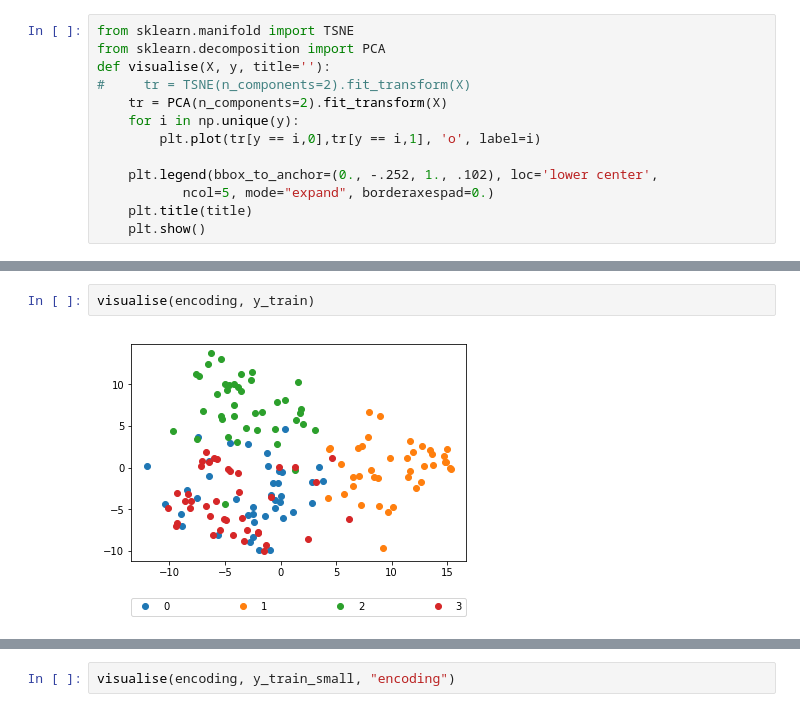
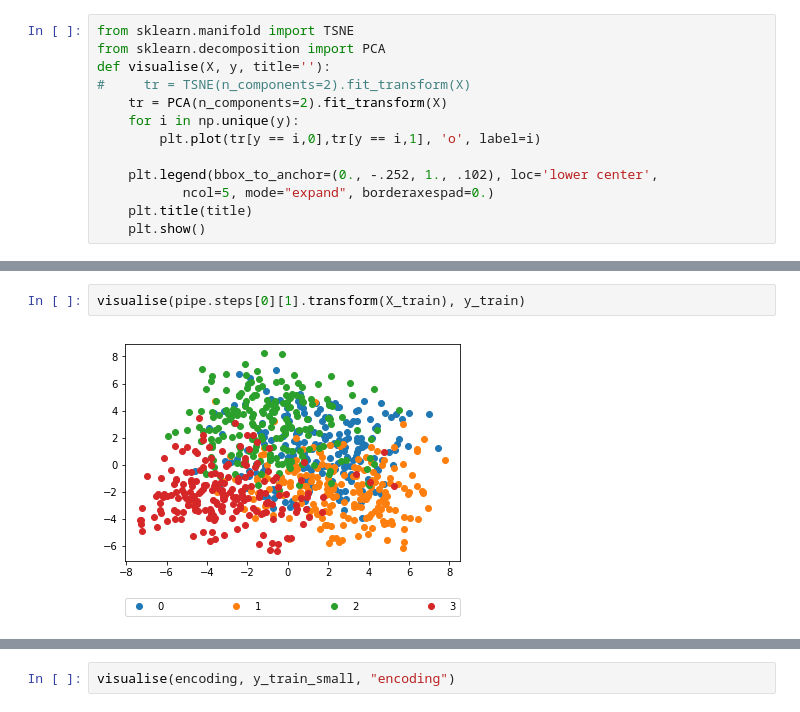
Before and after one commit to slipguru/sliding-ecoc, a Jupyter notebook: notebooks/testing_synthetic.ipynb, the cells around one changed output, grey strips where cells are left out. Drawn from its saved outputs; the diff is of its cells as text.

```diff
--- a/notebooks/testing_synthetic.ipynb
+++ b/notebooks/testing_synthetic.ipynb
@@ -138,4 +205,4 @@ visualise(X_train, y_train)
-# %%
-visualise(encoding, y_train)
-# %% [output]
-[figure, removed]
+# %%
+visualise(pipe.steps[0][1].transform(X_train), y_train)
+# %% [output]
+[figure, added]
```
Also changed, not shown: parts of 16 cells of this notebook, 1 other file.
